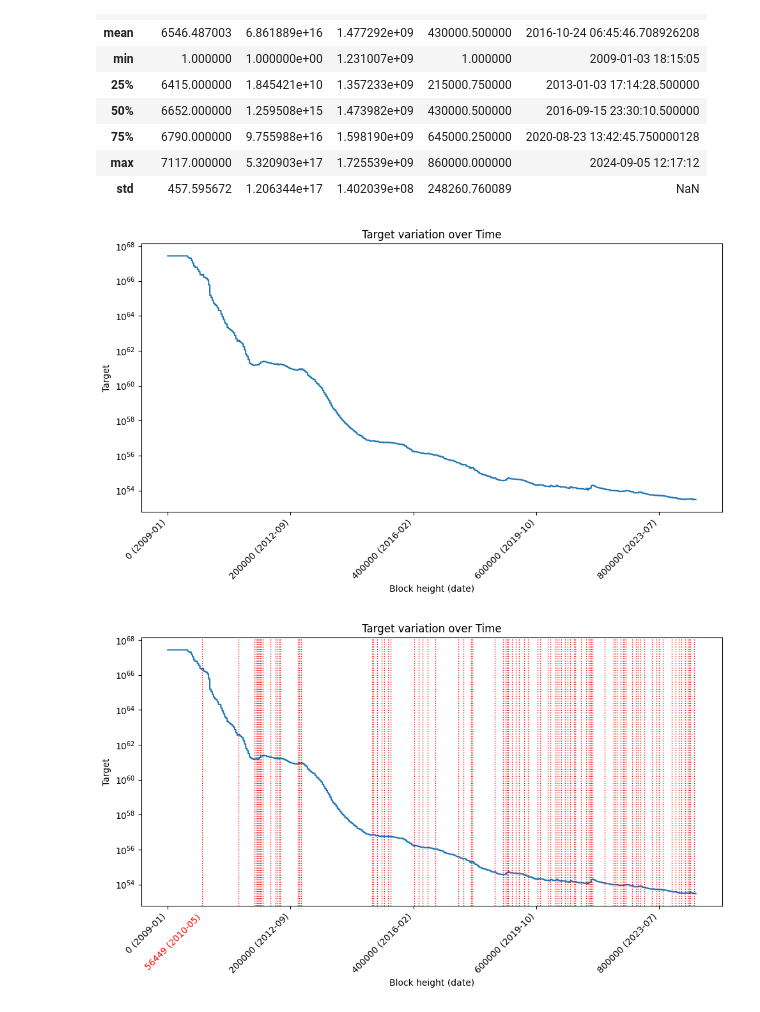
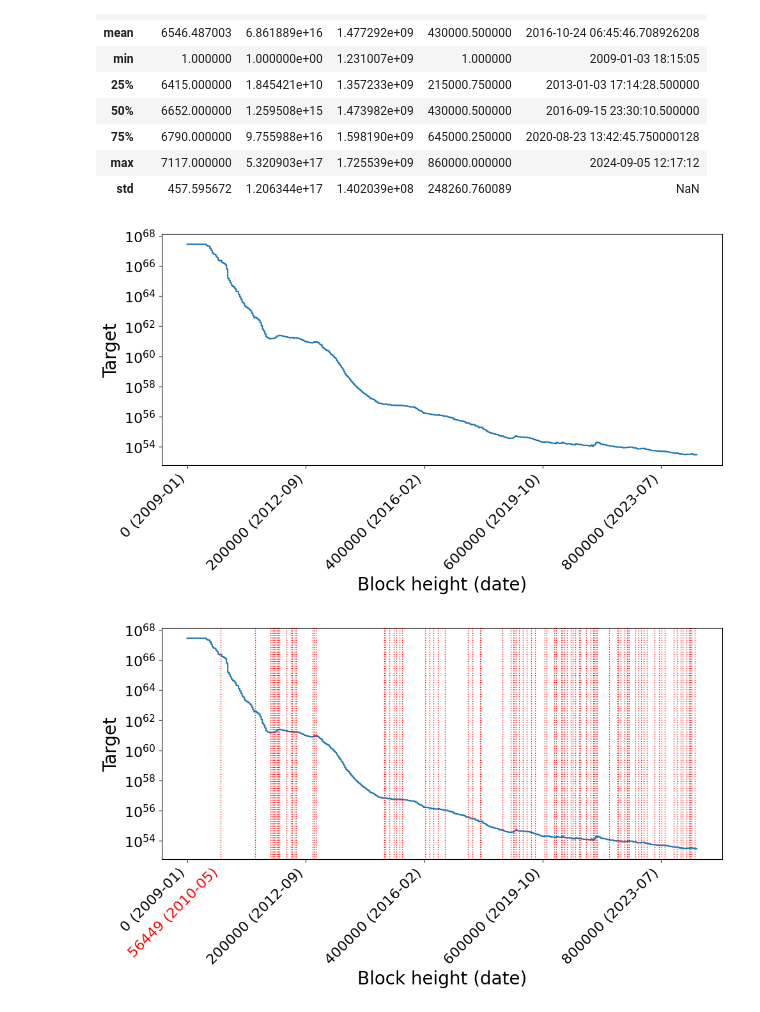
Before and after one commit to loicmiller/variable-mls, a Jupyter notebook: analysis/plots.ipynb, the cells around one changed output. Cells and saved outputs as stored; diff of their text form; code cells hidden in the pictures.

Commit message:
Figures

```diff
--- a/analysis/plots.ipynb
+++ b/analysis/plots.ipynb
@@ -85,9 +85,8 @@ df.describe()
 plt.figure(figsize=(10, 6))
 sns.lineplot(x=df['height'], y=df['target'], estimator=None, sort=False)
 
-plt.title('Target variation over Time')
-plt.xlabel('Block height (date)')
-plt.ylabel('Target')
+plt.xlabel('Block height (date)', size=20)
+plt.ylabel('Target', size=20)
 
 # Change x-axis labels to include date
 orig_x_labels = plt.gca().get_xticklabels() # Get the existing tick labels
@@ -106,20 +105,22 @@ plt.gca().yaxis.set_major_formatter(ticker.ScalarFormatter(useMathText=True))
 plt.gca().yaxis.offsetText.set_visible(False)  # Hide the offset text
 plt.yscale('log')  # Set y-axis to log scale
 
+plt.xticks(fontsize=16)
+plt.yticks(fontsize=16)
+
 plt.grid(False)
 plt.tight_layout()
 plt.savefig("target-variation-over-time.pdf", format="pdf")
 plt.show()
 # %% [output]
-[figure, old version]
+[figure, new version]
 # %%
 # Plot target over time with target increases
 plt.figure(figsize=(10, 6))
 sns.lineplot(x=df['height'], y=df['target'], estimator=None, sort=False)
 
-plt.title('Target variation over Time')
-plt.xlabel('Block height (date)')
-plt.ylabel('Target')
+plt.xlabel('Block height (date)', size=20)
+plt.ylabel('Target', size=20)
 
 # Change x-axis labels to include date
 orig_x_labels = plt.gca().get_xticklabels() # Get the existing tick labels
@@ -127,32 +128,35 @@ orig_x_labels.pop(0) # Pop first element which is irrelevant (-100000)
 heights = [int(label.get_text().split()[0]) for label in orig_x_labels] # Retrieve the corresponding heights for the tick labels
 heights.insert(0, 0) # Add relevant popped label back into heights (0)
 corresponding_dates = [] # Find the corresponding dates for the heights
 for height in heights:
     idx = df['height'].sub(height).abs().idxmin()
     corresponding_dates.append(df.loc[idx, 'timestamp_dt'])
 new_labels = [f"{height} ({date.strftime('%Y-%m')})" for height, date in zip(heights, corresponding_dates)] # Combine the heights and corresponding dates into new tick labels
 plt.gca().set_xticklabels(new_labels, rotation=45, ha='right')  # Set the new tick labels and rotate the labels by 45 degrees and align to the right
 
 # Change y-axis to logscale
 plt.gca().yaxis.set_major_formatter(ticker.ScalarFormatter(useMathText=True))
 plt.gca().yaxis.offsetText.set_visible(False)  # Hide the offset text
 plt.yscale('log')  # Set y-axis to log scale
 
 # Add vertical red lines when target increases
 prev_target = None
 first_red_line_label = False
 for i, target in enumerate(df['target']):
     if prev_target is not None and target > prev_target:
         # print(df.iloc[i]['height']) # print block heights of red lines
         plt.axvline(x=df.iloc[i]['height'], color='red', linestyle=':', linewidth=1)
         if not first_red_line_label:
-            plt.text(df.iloc[i]['height'], -0.025, f"{df.iloc[i]['height']} ({df.iloc[i]['timestamp_dt'].strftime('%Y-%m')})", transform=plt.gca().get_xaxis_transform(), ha='right', va='top', rotation=45, color='red')
+            plt.text(df.iloc[i]['height'], -0.025, f"{df.iloc[i]['height']} ({df.iloc[i]['timestamp_dt'].strftime('%Y-%m')})", transform=plt.gca().get_xaxis_transform(), ha='right', va='top', rotation=45, color='red', size=16)
             first_red_line_label = True
     prev_target = target
+
+plt.xticks(fontsize=16)
+plt.yticks(fontsize=16)
 
 plt.grid(False)
 plt.tight_layout()
 plt.savefig("target-variation-over-time-with-drops.pdf", format="pdf")
 plt.show()
 # %% [output]
-[figure, old version]
+[figure, new version]
```
Also changed, not shown: parts of 5 cells of this notebook, 7 other files.
